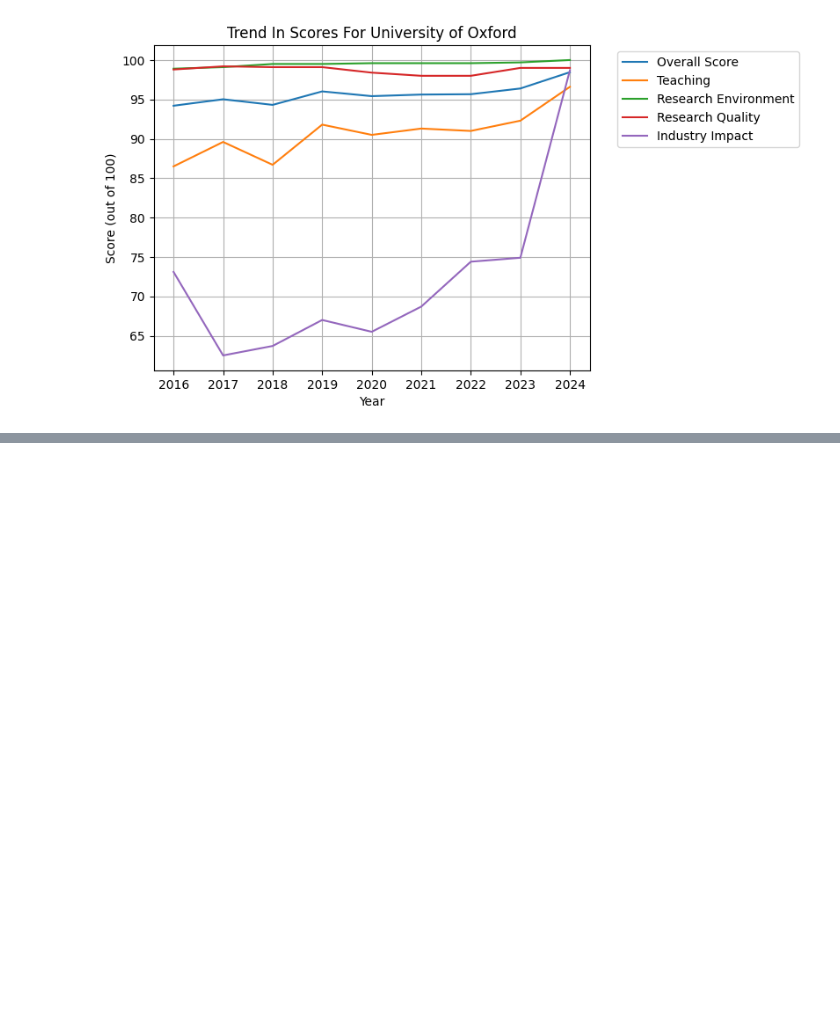
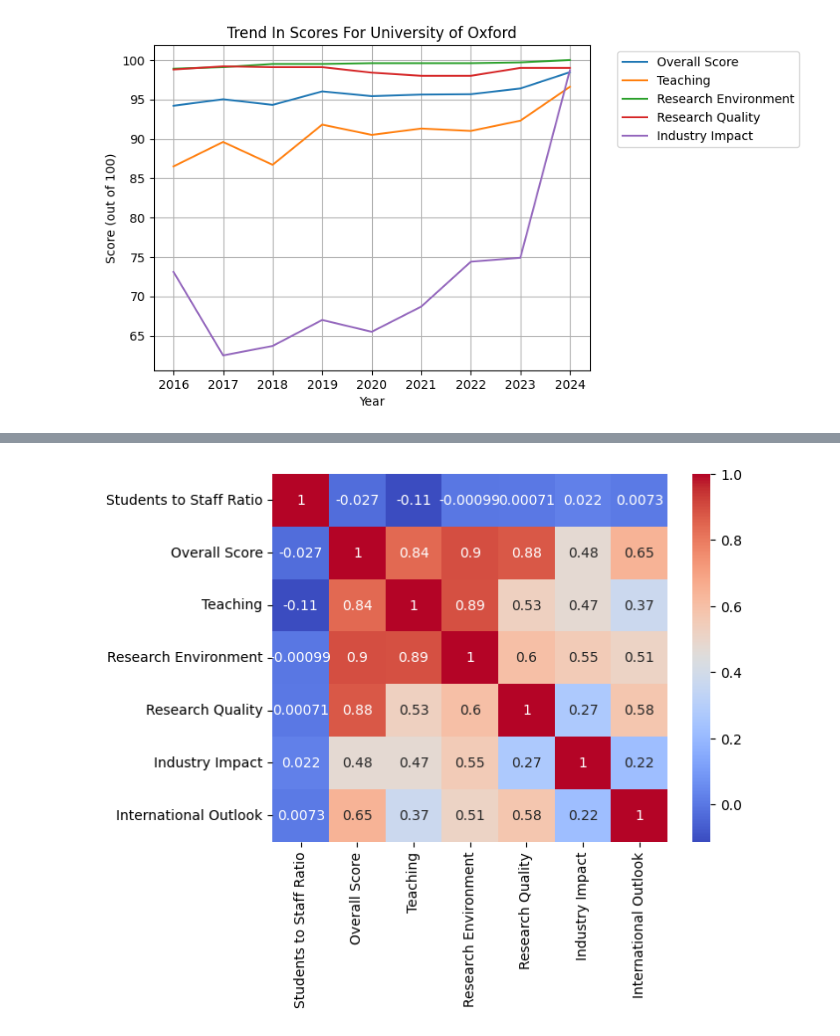
Before and after one commit to Qamil-Mirza/My-Data-Projects, a Jupyter notebook: World-Universities-EDA/helper.ipynb, the cells around one changed output, grey strips where cells are left out. Saved outputs shown, nothing was run; the diff lists cells and outputs as text; code cells hidden in the pictures; blank space fills up the shorter version.

```diff
--- a/World-Universities-EDA/helper.ipynb
+++ b/World-Universities-EDA/helper.ipynb
@@ -385,0 +429,7 @@ uni_ovr_score_trend(uni='University of Oxford')
+# %%
+corr_col = ['Students to Staff Ratio', 'Overall Score', 'Teaching',
+       'Research Environment', 'Research Quality', 'Industry Impact',
+       'International Outlook']
+# %%
+temp = world_uni_df[corr_col]
+temp[:5]
@@ -385,0 +443,5 @@ uni_ovr_score_trend(uni='University of Oxford')
+# %%
+sns.heatmap(data=temp.corr(), annot=True, cmap='coolwarm')
+plt.show()
+# %% [output]
+[figure, added]
```
Also changed, not shown: parts of 5 cells of this notebook, 2 other files.
